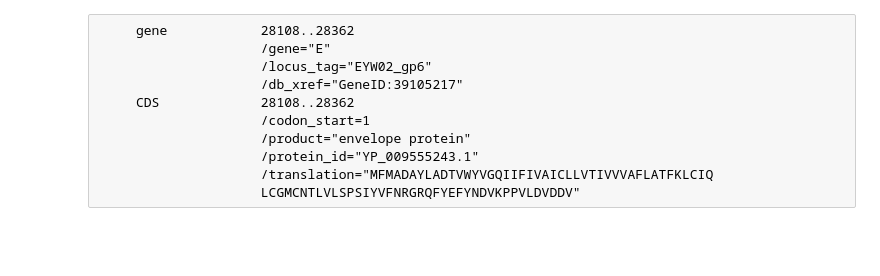
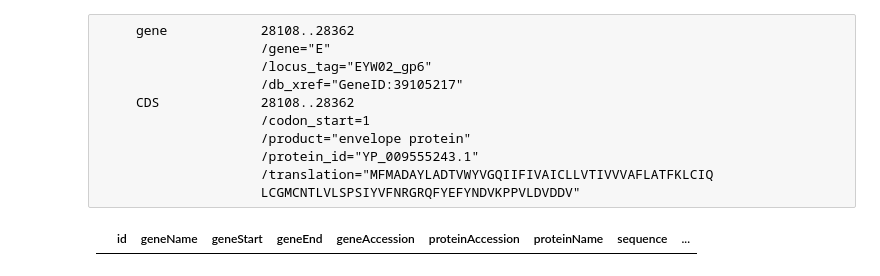
Before and after one commit to covid-19-net/covid-19-community, a Jupyter notebook: notebooks/dataprep/01b-NCBIGeneProtein.ipynb, the cells around one changed output. Cells and saved outputs as stored; diff of their text form; code cells hidden in the pictures; blank space fills up the shorter version.

```diff
--- a/notebooks/dataprep/01b-NCBIGeneProtein.ipynb
+++ b/notebooks/dataprep/01b-NCBIGeneProtein.ipynb
@@ -227,6 +229,10 @@ df.reset_index(drop=True,inplace=True)
 index = df.query("proteinAccession == 'ncbiprotein:YP_009555243'").index.values[0]
 df.at[index, 'geneName'] = 'E'
 df.at[index, 'geneAccession'] = 'ncbigene:39105217'
+# %%
+df.query("sequence == ''")
+# %% [output]
+|  | id | geneName | geneStart | geneEnd | geneAccession | proteinAccession | proteinName | sequence | ... |
 # %%
 df.query("proteinAccession == 'ncbiprotein:YP_009555243'")
 # %% [output]
```
Also changed, not shown: parts of 5 cells of this notebook, 4 other files.
